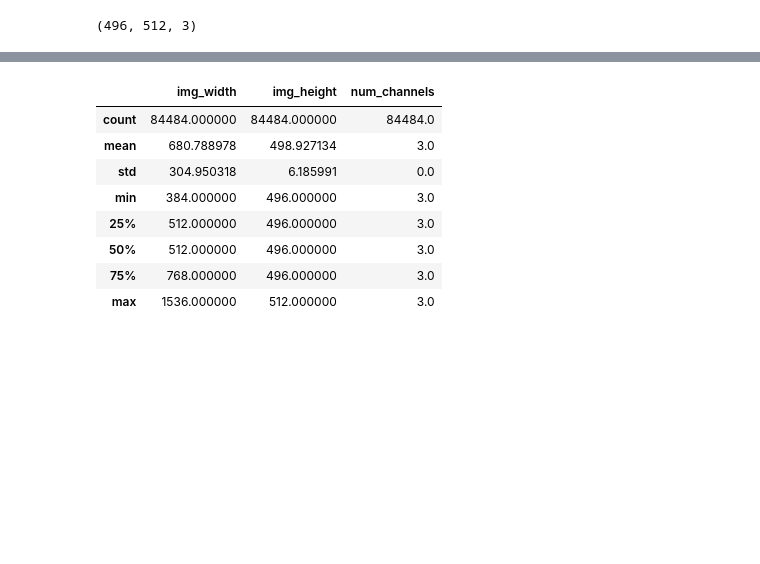
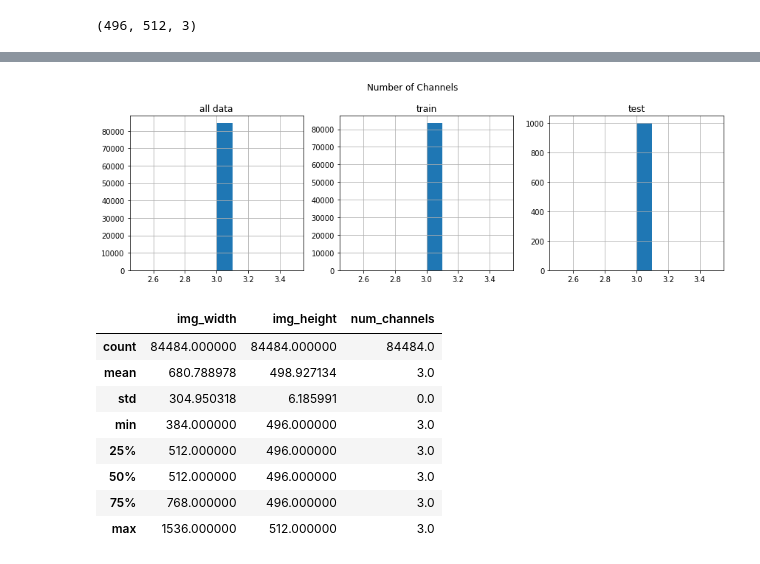
Before and after one commit to jenningst/oct-contrastive-loss-vs-transfer-learning, a Jupyter notebook: notebooks/data-ingestion.ipynb, the cells around one changed output, grey strips where cells are left out. Saved outputs shown, nothing was run; the diff lists cells and outputs as text; code cells hidden in the pictures; blank space fills up the shorter version.

```diff
--- a/notebooks/data-ingestion.ipynb
+++ b/notebooks/data-ingestion.ipynb
@@ -245,3 +272,7 @@ array([<AxesSubplot:title={'center':'num_channels'}>], dtype=object)
+# %%
+plot_hist('num_channels', 'Number of Channels')
+# %% [output]
+[figure, added]
 # %%
 oct_df[['img_width','img_height','num_channels']].describe()
 # %% [output]
```
Also changed, not shown: parts of 51 cells of this notebook, 1 other file.
